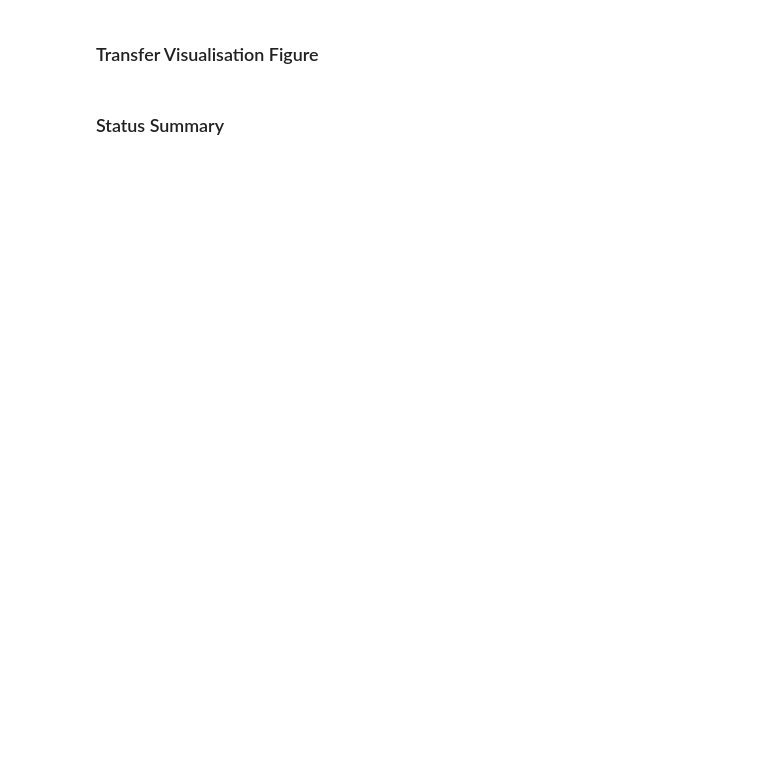
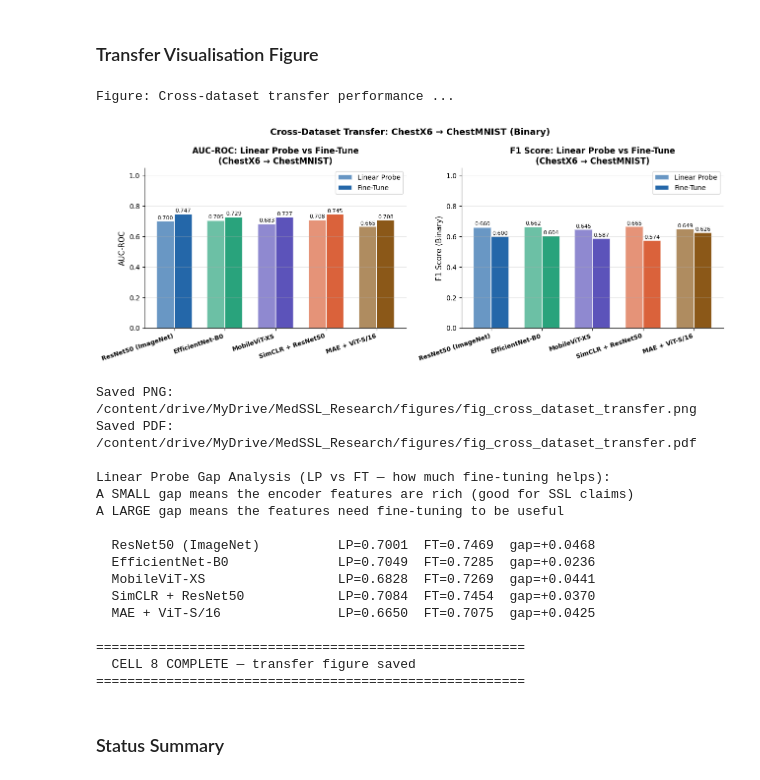
Before and after one commit to Kashif-Mahmood007/chestx6-ssl-benchmark, a Jupyter notebook: notebooks/NB6 - Cross-dataset transfer (ChestMNIST).ipynb, the cells around one changed output. Saved outputs shown, nothing was run; the diff lists cells and outputs as text; code cells hidden in the pictures; blank space fills up the shorter version.

Commit message:
add NB-6 (updates) + cross-dataset images

```diff
--- a/notebooks/NB6 - Cross-dataset transfer (ChestMNIST).ipynb
+++ b/notebooks/NB6 - Cross-dataset transfer (ChestMNIST).ipynb
@@ -1514,10 +1532,10 @@ for bar, val in zip(bars2, ft_aucs):
             f'{val:.3f}', ha='center', va='bottom', fontsize=8)
 
 ax.set_xticks(x)
-ax.set_xticklabels(labels, rotation=18, ha='right', fontsize=9)
+ax.set_xticklabels(labels, rotation=18, ha='right', fontsize=9, fontweight = "bold")
 ax.set_ylabel('AUC-ROC', fontsize=11)
 ax.set_title('AUC-ROC: Linear Probe vs Fine-Tune\n(ChestX6 → ChestMNIST)',
-             fontsize=11, fontweight='bold')
+             fontsize=12, fontweight='bold')
 ax.set_ylim(0, 1.05)
 ax.legend(fontsize=10)
 ax.grid(axis='y', alpha=0.3)
@@ -1550,44 +1568,81 @@ for bar, val in zip(bars2, ft_f1s):
             f'{val:.3f}', ha='center', va='bottom', fontsize=8)
 
 ax.set_xticks(x)
-ax.set_xticklabels(labels, rotation=18, ha='right', fontsize=9)
+ax.set_xticklabels(labels, rotation=18, ha='right', fontsize=9, fontweight = "bold")
 ax.set_ylabel('F1 Score (Binary)', fontsize=11)
 ax.set_title('F1 Score: Linear Probe vs Fine-Tune\n(ChestX6 → ChestMNIST)',
-             fontsize=11, fontweight='bold')
+             fontsize=12, fontweight='bold')
 ax.set_ylim(0, 1.05)
 ax.legend(fontsize=10)
 ax.grid(axis='y', alpha=0.3)
 ax.spines['top'].set_visible(False)
 ax.spines['right'].set_visible(False)
 
 fig.suptitle('Cross-Dataset Transfer: ChestX6 → ChestMNIST (Binary)',
              fontsize=13, fontweight='bold')
 plt.tight_layout()
 
-path_transfer = f'{FIGS_DIR}/fig_cross_dataset_transfer.png'
-plt.savefig(path_transfer, dpi=FIG_DPI, bbox_inches='tight')
+# ── Save transfer figure in PNG and PDF formats ───────────────
+path_transfer_png = f'{FIGS_DIR}/fig_cross_dataset_transfer.png'
+path_transfer_pdf = f'{FIGS_DIR}/fig_cross_dataset_transfer.pdf'
+
+# High-resolution PNG — exactly the same figure/settings
+plt.savefig(
+    path_transfer_png,
+    dpi=300,
+    bbox_inches='tight'
+)
+
+# Publication-quality PDF — same figure, dimensions, fonts, layout,
+# and styling; PDF is vector-based, so DPI does not affect its quality
+plt.savefig(
+    path_transfer_pdf,
+    bbox_inches='tight'
+)
+
 plt.show()
-print(f'Saved: {path_transfer}')
+
+print(f'Saved PNG: {path_transfer_png}')
+print(f'Saved PDF: {path_transfer_pdf}')
 
 # ── LP gap analysis — key paper insight ──────────────────────
 print('\nLinear Probe Gap Analysis (LP vs FT — how much fine-tuning helps):')
 print('A SMALL gap means the encoder features are rich (good for SSL claims)')
 print('A LARGE gap means the features need fine-tuning to be useful\n')
 for mn in models_present:
     lp_path = f'{RES_DIR}/lp_{mn}_chestmnist.json'
     ft_path = f'{RES_DIR}/ft_{mn}_chestmnist.json'
     if os.path.exists(lp_path) and os.path.exists(ft_path):
         lp_auc = json.load(open(lp_path))['test_metrics']['auc_roc']
         ft_auc = json.load(open(ft_path))['test_metrics']['auc_roc']
         gap    = ft_auc - lp_auc
         label  = MODEL_LABELS[mn]
         print(f'  {label:<28} LP={lp_auc:.4f}  FT={ft_auc:.4f}  '
               f'gap={gap:+.4f}')
 
 print()
 print('=' * 55)
 print('  CELL 8 COMPLETE — transfer figure saved')
 print('=' * 55)
+# %% [output]
+Figure: Cross-dataset transfer performance ...
+[figure, added]
+Saved PNG: /content/drive/MyDrive/MedSSL_Research/figures/fig_cross_dataset_transfer.png
+Saved PDF: /content/drive/MyDrive/MedSSL_Research/figures/fig_cross_dataset_transfer.pdf
+
+Linear Probe Gap Analysis (LP vs FT — how much fine-tuning helps):
+A SMALL gap means the encoder features are rich (good for SSL claims)
+A LARGE gap means the features need fine-tuning to be useful
+
+  ResNet50 (ImageNet)          LP=0.7001  FT=0.7469  gap=+0.0468
+  EfficientNet-B0              LP=0.7049  FT=0.7285  gap=+0.0236
+  MobileViT-XS                 LP=0.6828  FT=0.7269  gap=+0.0441
+  SimCLR + ResNet50            LP=0.7084  FT=0.7454  gap=+0.0370
+  MAE + ViT-S/16               LP=0.6650  FT=0.7075  gap=+0.0425
+
+=======================================================
+  CELL 8 COMPLETE — transfer figure saved
+=======================================================
 # %% [markdown]
 ### Status Summary
 # %%
```
Also changed, not shown: parts of 2 cells of this notebook, 2 other files.
